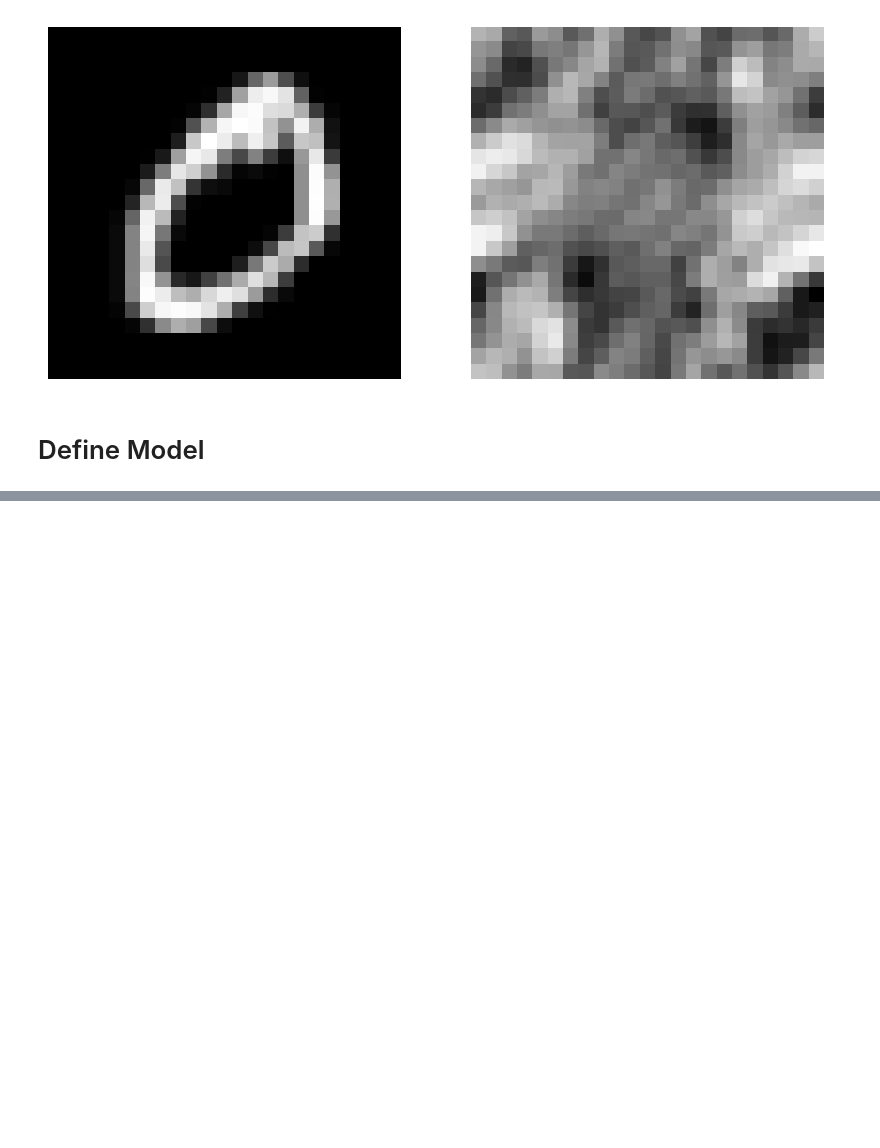
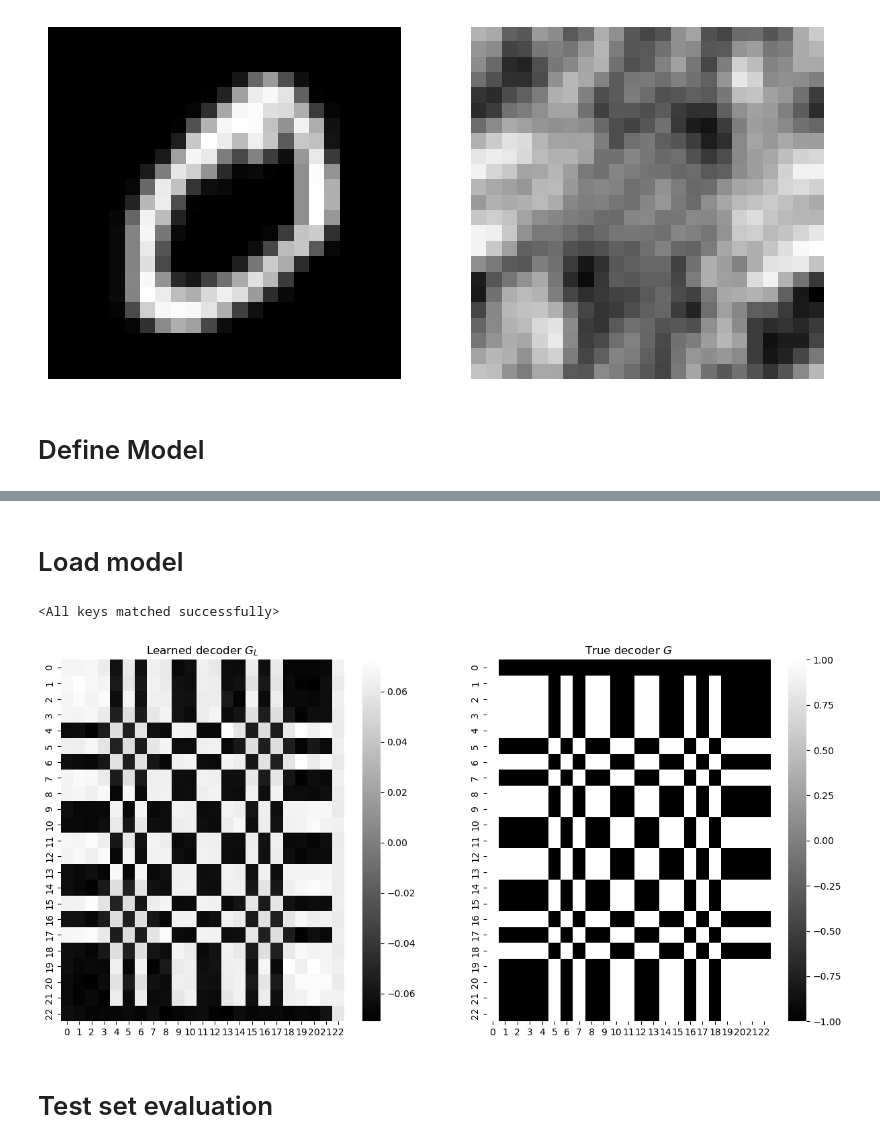
Before and after one commit to jornelasmunoz/UCM_Undergraduate_Research, a Jupyter notebook: jornelasmunoz/notebooks/learn_decoder.ipynb, the cells around one changed output, grey strips where cells are left out. Cells and saved outputs as stored; diff of their text form; code cells hidden in the pictures; blank space fills up the shorter version.

Commit message:
got learned decoder with circular padding. Made figure of MSE and SSIM

```diff
--- a/jornelasmunoz/notebooks/learn_decoder.ipynb
+++ b/jornelasmunoz/notebooks/learn_decoder.ipynb
@@ -339,7 +341,7 @@ class RECON_CNN(torch.nn.Module):
 # Instantiate model
 model = RECON_CNN(params)#.to(device)
 model.optimizer = torch.optim.Adam(model.parameters(), lr = model.params['learning_rate']) #torch.optim.SGD(model.parameters(), lr = model.params['learning_rate'])
-model.scheduler = torch.optim.lr_scheduler.ReduceLROnPlateau(model.optimizer, 'min')
+model.scheduler = torch.optim.lr_scheduler.ReduceLROnPlateau(model.optimizer, 'min',patience=model.params['scheduler_patience'])
 # %% [output]
 Using the following parameters:
 image_size: 23
@@ -384,14 +387,13 @@ for epoch in range(params['epochs']):
         # zero the parameter gradients
         model.optimizer.zero_grad()
 
-        # get the inputs; data is a list of [images, labels, digit]
+        # get the inputs; data is a dict of [images, labels, digit]
         inputs, targets, digits = data['img'], data['target'], data['digit']
 
         # Generate output
         out = model(inputs)
 
         # Calculate loss
-        # 10.27.23 changed to l1 comparison with G
         loss = model.criterion(out, targets)
 
         # # Modified (04/06/23) to include l_1 penalty
@@ -406,6 +408,8 @@ for epoch in range(params['epochs']):
         # Increment loss
         running_loss += loss.item()
 
+        # Add table to wandb
+        # test_table.add_data(i, wandb.Image(inputs[0]), out[0], wandb.Image(targets[0]), digits[0])
     # Average loss over entire dataset
     running_loss/= len(loaders['train'].dataset)#params['batch_size']
     train_loss.append(running_loss)
@@ -414,7 +418,7 @@ for epoch in range(params['epochs']):
     model.scheduler.step(loss)
 
     print(f"Epoch {epoch +1} | Loss: {running_loss:.7f}")
-    wandb.log({"epoch": epoch, "loss": running_loss})
+    wandb.log({"epoch": epoch, "loss": running_loss, }) #"table":test_table
 
     # Storing images, reconstructed outputs, and labels
     outputs[epoch+1] = {'img': inputs, 'out': out, 'targets': targets, 'digits': digits}
@@ -446,0 +483,22 @@ KeyboardInterrupt:
+# %% [markdown]
+# Load model
+# %%
+model.load_state_dict(torch.load('../models/learned_decoder_cnn/decoder_cnn.pth'))
+# %% [output]
+<All keys matched successfully>
+# %%
+weight_map = list(model.parameters())[0].cpu().detach().squeeze(0).squeeze(0)
+# %%
+fig, axs = plt.subplots(1,2, figsize = (15,7))
+sns.heatmap(weight_map, cmap='gray', ax=axs[0])
+sns.heatmap(mnist_mura.G, cmap='gray', ax=axs[1])
+
+axs[0].set_title("Learned decoder $G_L$")
+axs[1].set_title("True decoder $G$")
+# fig.savefig('../figs/learned_decoder_cnn_20_epochs_circular_pad.png')
+
+plt.show()
+# %% [output]
+[figure, added]
+# %% [markdown]
+# Test set evaluation
```
Also changed, not shown: parts of 17 cells of this notebook.
